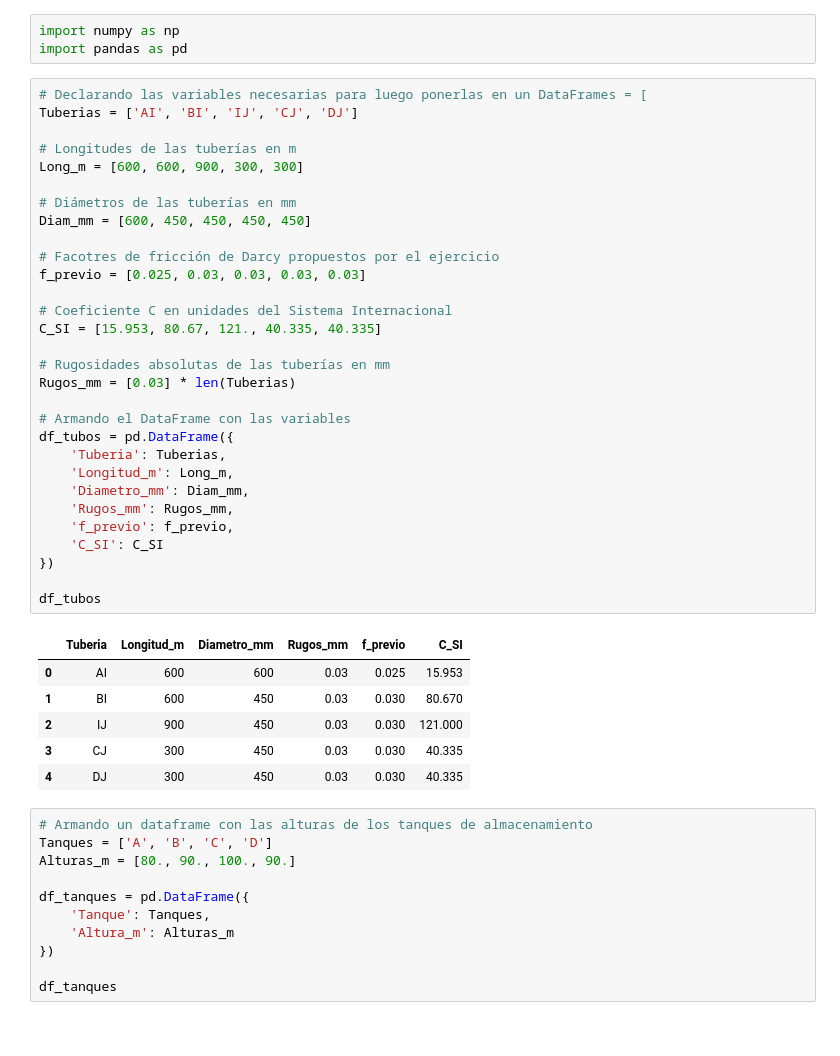
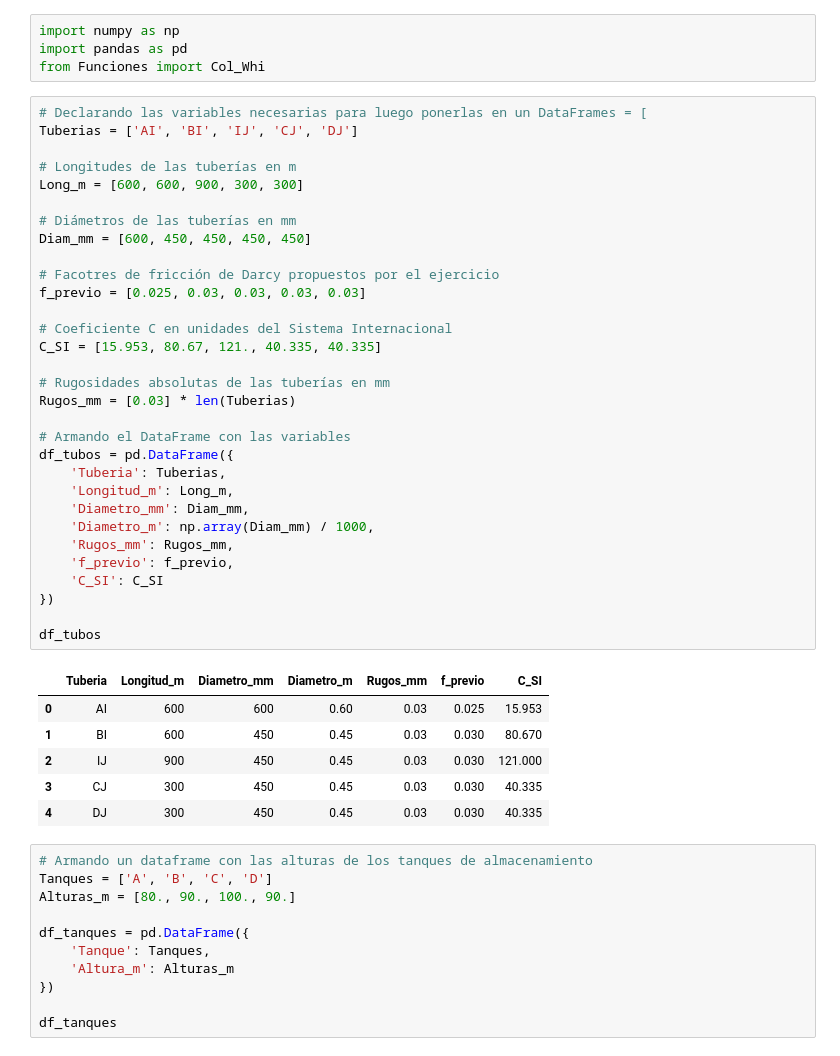
Before and after one commit to apreziosir86/Tuberias_codigos, a Jupyter notebook: 250603_RedAbierta_6-7Duarte.ipynb, the cells around one changed output. Saved outputs shown, nothing was run; the diff lists cells and outputs as text.

```diff
--- a/250603_RedAbierta_6-7Duarte.ipynb
+++ b/250603_RedAbierta_6-7Duarte.ipynb
@@ -1,43 +1,45 @@
 # %%
 import numpy as np
 import pandas as pd
+from Funciones import Col_Whi
 # %%
 # Declarando las variables necesarias para luego ponerlas en un DataFrames = [
 Tuberias = ['AI', 'BI', 'IJ', 'CJ', 'DJ']
 
 # Longitudes de las tuberías en m
 Long_m = [600, 600, 900, 300, 300]
 
 # Diámetros de las tuberías en mm
 Diam_mm = [600, 450, 450, 450, 450]
 
 # Facotres de fricción de Darcy propuestos por el ejercicio
 f_previo = [0.025, 0.03, 0.03, 0.03, 0.03]
 
 # Coeficiente C en unidades del Sistema Internacional
 C_SI = [15.953, 80.67, 121., 40.335, 40.335]
 
 # Rugosidades absolutas de las tuberías en mm
 Rugos_mm = [0.03] * len(Tuberias)
 
 # Armando el DataFrame con las variables
 df_tubos = pd.DataFrame({
     'Tuberia': Tuberias,
     'Longitud_m': Long_m,
     'Diametro_mm': Diam_mm,
+    'Diametro_m': np.array(Diam_mm) / 1000,
     'Rugos_mm': Rugos_mm,
     'f_previo': f_previo,
     'C_SI': C_SI
 })
 
 df_tubos
 # %% [output]
-|  | Tuberia | Longitud_m | Diametro_mm | Rugos_mm | f_previo | C_SI |
-| 0 | AI | 600 | 600 | 0.03 | 0.025 | 15.953 |
-| 1 | BI | 600 | 450 | 0.03 | 0.030 | 80.670 |
-| 2 | IJ | 900 | 450 | 0.03 | 0.030 | 121.000 |
-| 3 | CJ | 300 | 450 | 0.03 | 0.030 | 40.335 |
-| 4 | DJ | 300 | 450 | 0.03 | 0.030 | 40.335 |
+|  | Tuberia | Longitud_m | Diametro_mm | Diametro_m | Rugos_mm | f_previo | C_SI |
+| 0 | AI | 600 | 600 | 0.60 | 0.03 | 0.025 | 15.953 |
+| 1 | BI | 600 | 450 | 0.45 | 0.03 | 0.030 | 80.670 |
+| 2 | IJ | 900 | 450 | 0.45 | 0.03 | 0.030 | 121.000 |
+| 3 | CJ | 300 | 450 | 0.45 | 0.03 | 0.030 | 40.335 |
+| 4 | DJ | 300 | 450 | 0.45 | 0.03 | 0.030 | 40.335 |
 # %%
 # Armando un dataframe con las alturas de los tanques de almacenamiento
 Tanques = ['A', 'B', 'C', 'D']
```
Also changed, not shown: parts of 6 cells of this notebook.
